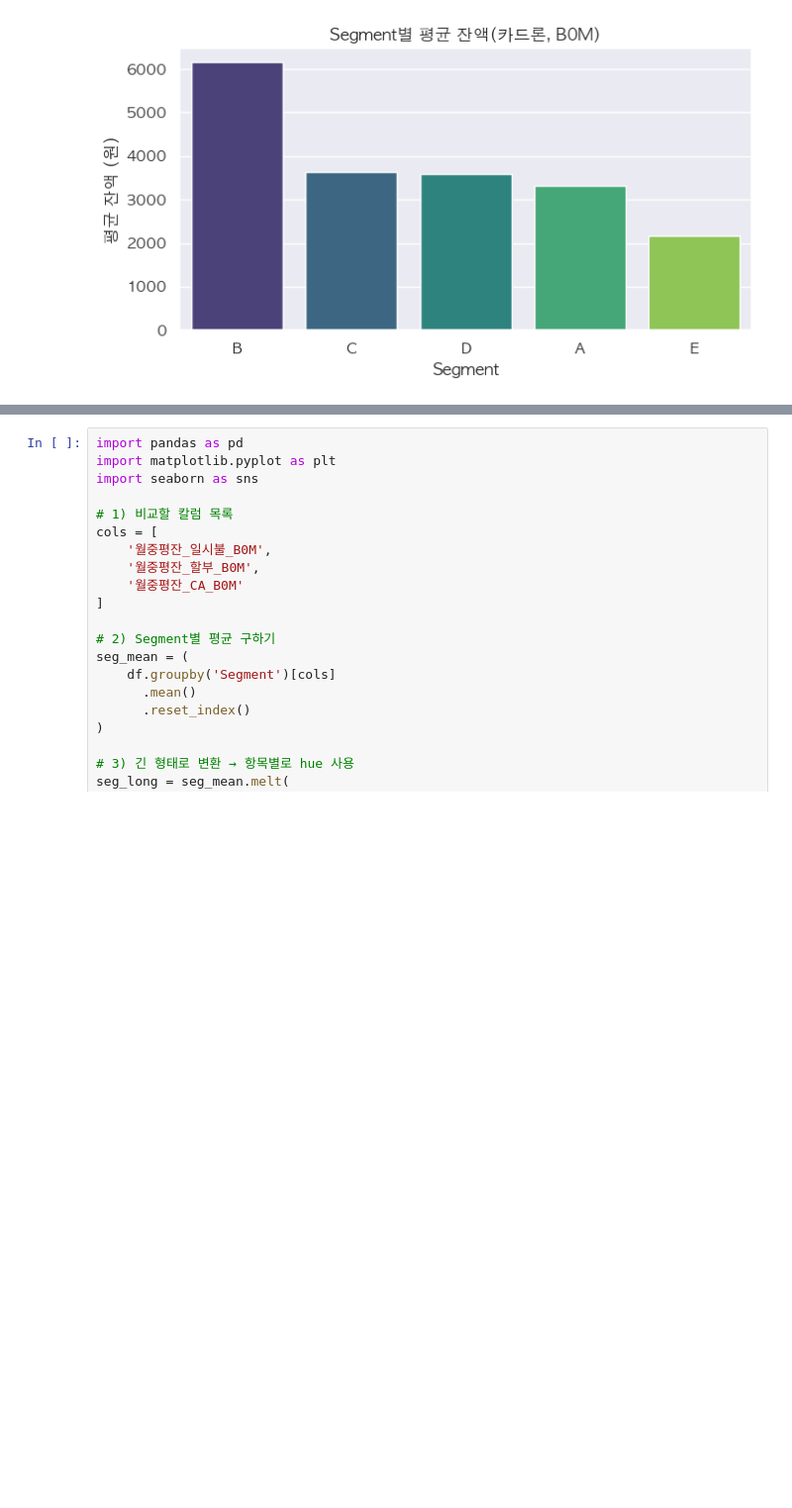
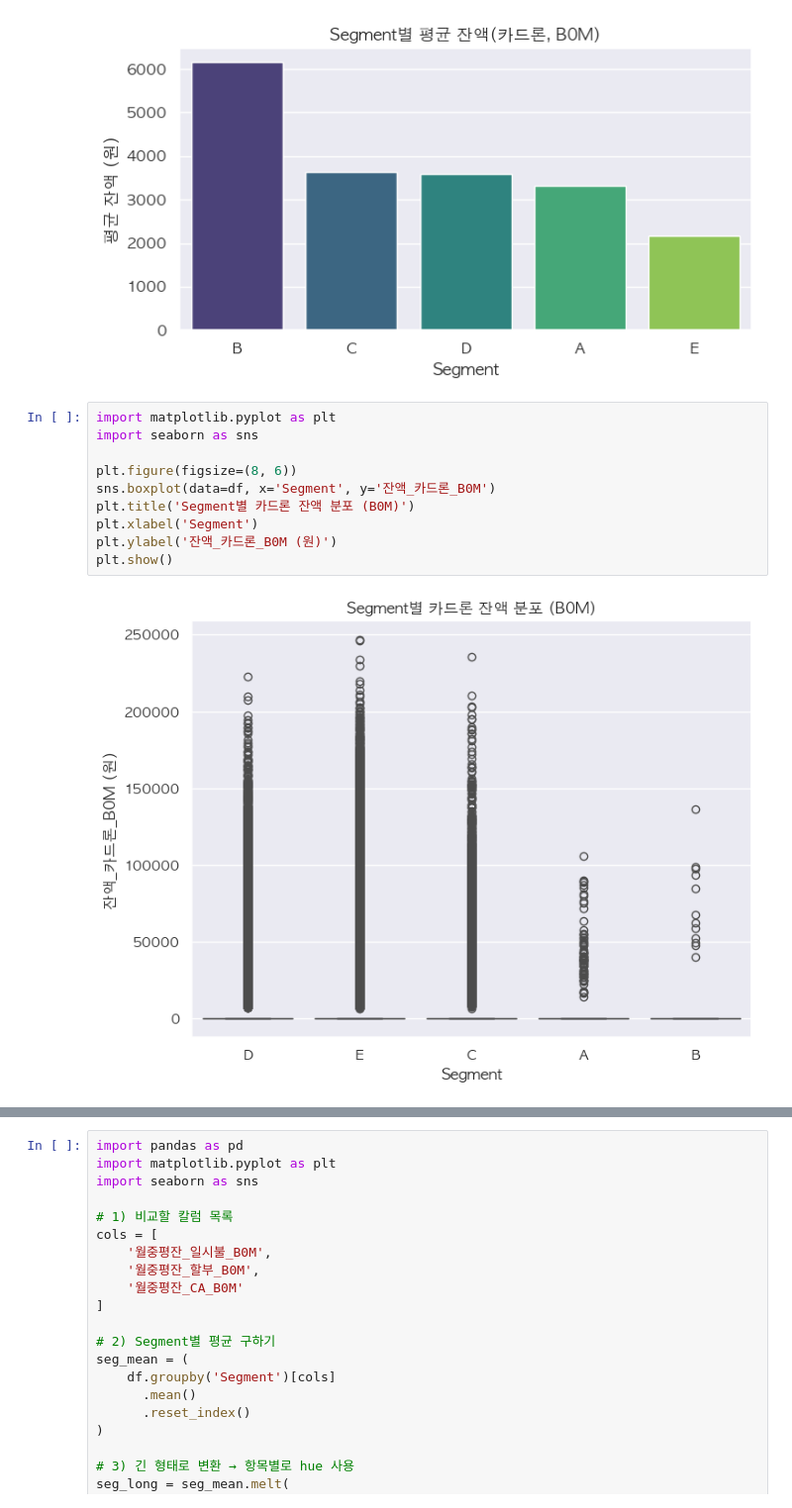
Before and after one commit to hyojun121/final, a Jupyter notebook: 5. 잔액정보 EDA.ipynb, the cells around one changed output, grey strips where cells are left out. Shown at 99% size. Cells and saved outputs as stored; diff of their text form; blank space fills up the shorter version.

```diff
--- a/5. 잔액정보 EDA.ipynb
+++ b/5. 잔액정보 EDA.ipynb
@@ -250,5 +246,17 @@ plt.xlabel('Segment');  plt.ylabel('평균 잔액 (원)')
 plt.tight_layout();  plt.show()
 # %% [output]
 [figure]
+# %%
+import matplotlib.pyplot as plt
+import seaborn as sns
+
+plt.figure(figsize=(8, 6))
+sns.boxplot(data=df, x='Segment', y='잔액_카드론_B0M')
+plt.title('Segment별 카드론 잔액 분포 (B0M)')
+plt.xlabel('Segment')
+plt.ylabel('잔액_카드론_B0M (원)')
+plt.show()
+# %% [output]
+[figure, added]
 # %% [markdown]
 ### 월중평잔_일시불_B0M / 월중평잔_할부_B0M / 월중평잔_CA_B0M
```
Also changed, not shown: parts of 15 cells of this notebook.
